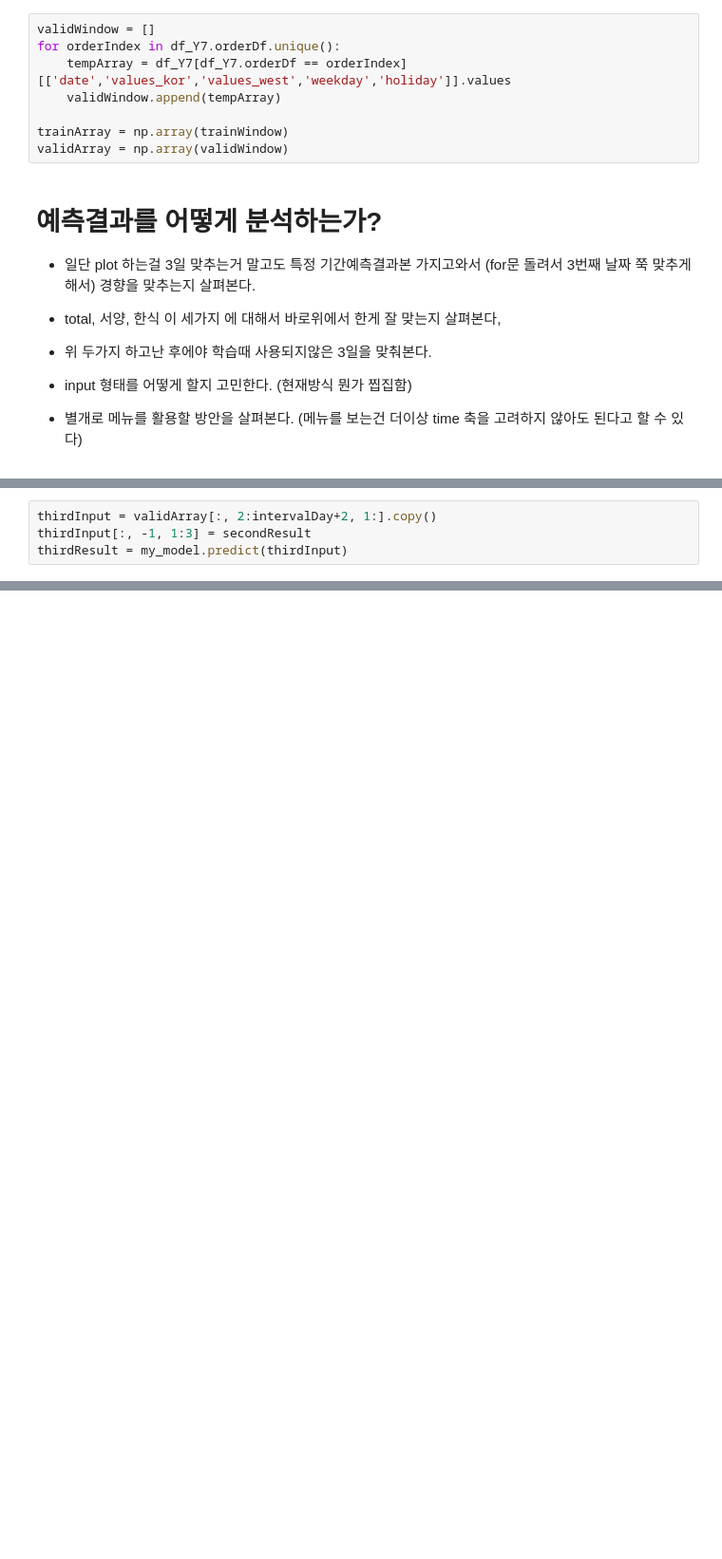
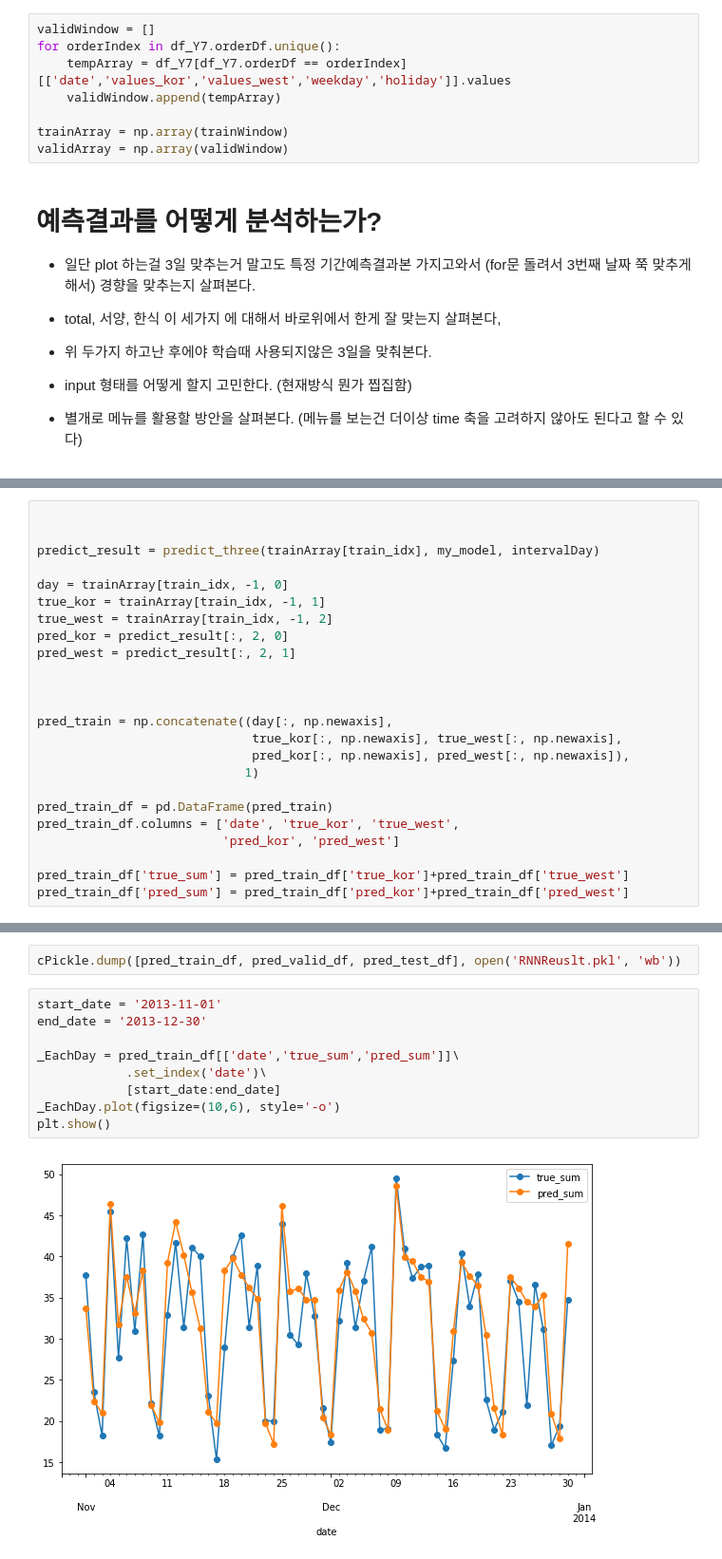
Before and after one commit to kimsh12191/challenge, a Jupyter notebook: peopleRNN/02_RNN.ipynb, the cells around one changed output, grey strips where cells are left out. Shown at 95% size. Saved outputs shown, nothing was run; the diff lists cells and outputs as text; blank space fills up the shorter version.

```diff
--- a/peopleRNN/02_RNN.ipynb
+++ b/peopleRNN/02_RNN.ipynb
@@ -129,4 +92,0 @@ secondResult = my_model.predict(secondInput)
-# %%
-thirdInput = validArray[:, 2:intervalDay+2, 1:].copy()
-thirdInput[:, -1, 1:3] = secondResult
-thirdResult = my_model.predict(thirdInput)
@@ -132,0 +159,24 @@ thirdResult = my_model.predict(thirdInput)
+# %%
+
+
+predict_result = predict_three(trainArray[train_idx], my_model, intervalDay)
+
+day = trainArray[train_idx, -1, 0]
+true_kor = trainArray[train_idx, -1, 1]
+true_west = trainArray[train_idx, -1, 2]
+pred_kor = predict_result[:, 2, 0]
+pred_west = predict_result[:, 2, 1]
+
+
+
+pred_train = np.concatenate((day[:, np.newaxis],
+                             true_kor[:, np.newaxis], true_west[:, np.newaxis],
+                             pred_kor[:, np.newaxis], pred_west[:, np.newaxis]),
+                            1)
+
+pred_train_df = pd.DataFrame(pred_train)
+pred_train_df.columns = ['date', 'true_kor', 'true_west',
+                         'pred_kor', 'pred_west']
+
+pred_train_df['true_sum'] = pred_train_df['true_kor']+pred_train_df['true_west']
+pred_train_df['pred_sum'] = pred_train_df['pred_kor']+pred_train_df['pred_west']
@@ -132,0 +226,13 @@ thirdResult = my_model.predict(thirdInput)
+# %%
+cPickle.dump([pred_train_df, pred_valid_df, pred_test_df], open('RNNReuslt.pkl', 'wb'))
+# %%
+start_date = '2013-11-01'
+end_date = '2013-12-30'
+
+_EachDay = pred_train_df[['date','true_sum','pred_sum']]\
+            .set_index('date')\
+            [start_date:end_date]
+_EachDay.plot(figsize=(10,6), style='-o')
+plt.show()
+# %% [output]
+[figure, added]
```
Also changed, not shown: parts of 27 cells of this notebook, 10 other files.
